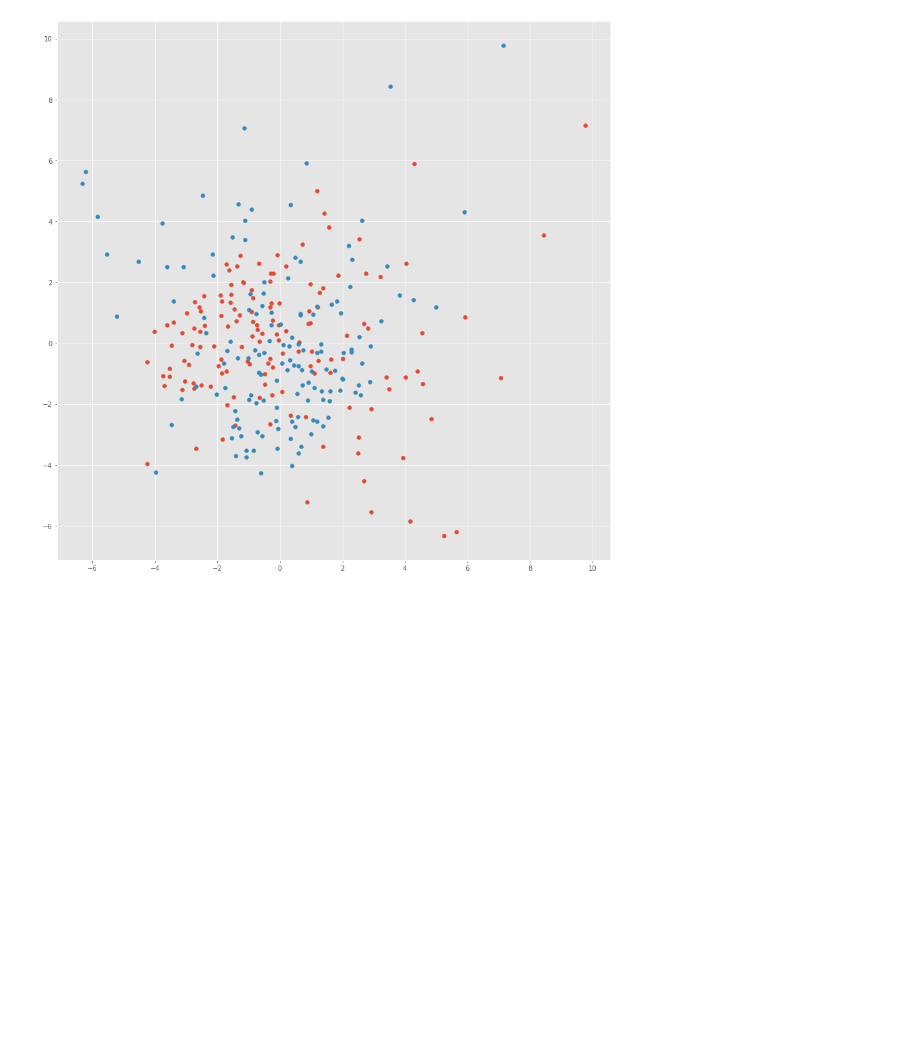
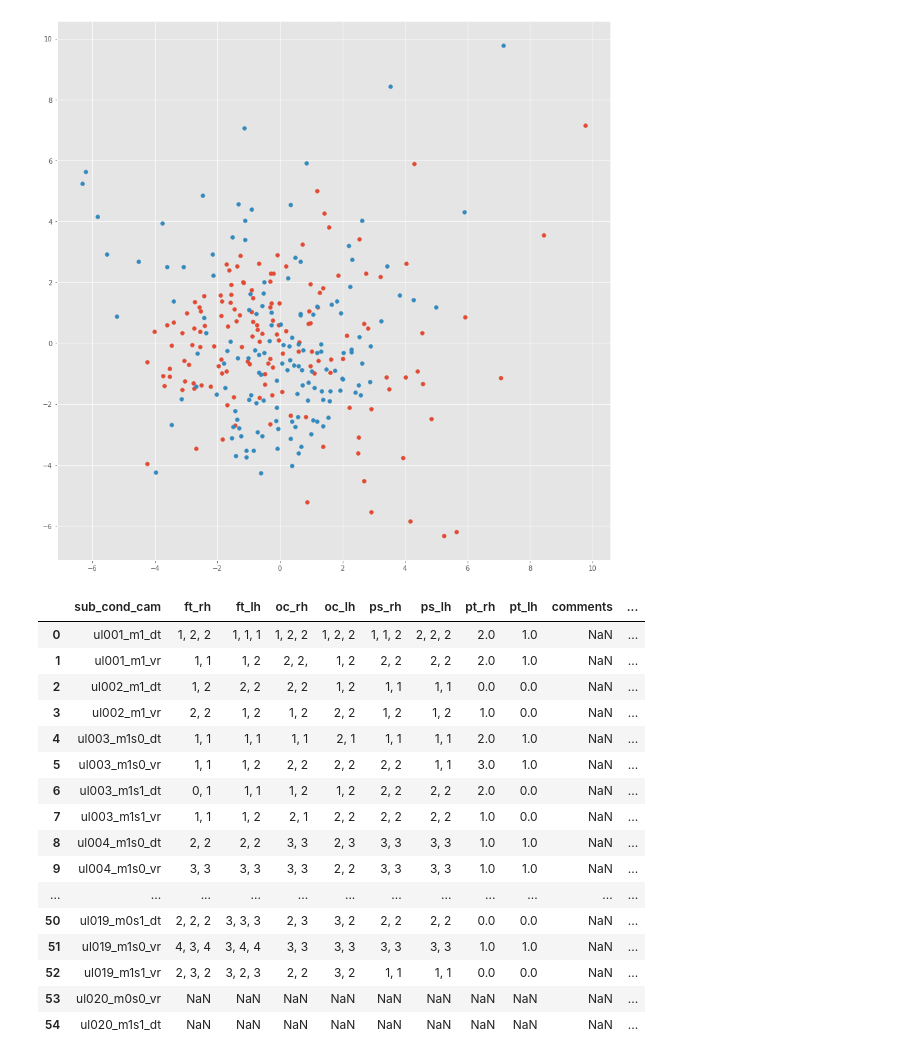
Before and after one commit to jgvhabets/ultraleap_analysis, a Jupyter notebook: code/notebooks/ul_preprocessing.ipynb, the cells around one changed output. Drawn from its saved outputs; the diff is of its cells as text; code cells hidden in the pictures; blank space fills up the shorter version.

```diff
--- a/code/notebooks/ul_preprocessing.ipynb
+++ b/code/notebooks/ul_preprocessing.ipynb
@@ -239,3 +238,24 @@ plt.scatter(principal_ft_Df.iloc[:, 1], principal_ft_Df.iloc[:, 0])
 plt.show()
 # %% [output]
 [figure]
+# %%
+table = pd.read_excel('/Users/arianm/Library/CloudStorage/OneDrive-Charité-UniversitätsmedizinBerlin/Ultraleap-hand-tracking/data/patientdata/scores_JB_JH_JR.xlsx')
+table
+# %% [output]
+|  | sub_cond_cam | ft_rh | ft_lh | oc_rh | oc_lh | ps_rh | ps_lh | pt_rh | pt_lh | comments | ... |
+| 0 | ul001_m1_dt | 1, 2, 2 | 1, 1, 1 | 1, 2, 2 | 1, 2, 2 | 1, 1, 2 | 2, 2, 2 | 2.0 | 1.0 | NaN | ... |
+| 1 | ul001_m1_vr | 1, 1 | 1, 2 | 2, 2, | 1, 2 | 2, 2 | 2, 2 | 2.0 | 1.0 | NaN | ... |
+| 2 | ul002_m1_dt | 1, 2 | 2, 2 | 2, 2 | 1, 2 | 1, 1 | 1, 1 | 0.0 | 0.0 | NaN | ... |
+| 3 | ul002_m1_vr | 2, 2 | 1, 2 | 1, 2 | 2, 2 | 1, 2 | 1, 2 | 1.0 | 0.0 | NaN | ... |
+| 4 | ul003_m1s0_dt | 1, 1 | 1, 1 | 1, 1 | 2, 1 | 1, 1 | 1, 1 | 2.0 | 1.0 | NaN | ... |
+| 5 | ul003_m1s0_vr | 1, 1 | 1, 2 | 2, 2 | 2, 2 | 2, 2 | 1, 1 | 3.0 | 1.0 | NaN | ... |
+| 6 | ul003_m1s1_dt | 0, 1 | 1, 1 | 1, 2 | 1, 2 | 2, 2 | 2, 2 | 2.0 | 0.0 | NaN | ... |
+| 7 | ul003_m1s1_vr | 1, 1 | 1, 2 | 2, 1 | 2, 2 | 2, 2 | 2, 2 | 1.0 | 0.0 | NaN | ... |
+| 8 | ul004_m1s0_dt | 2, 2 | 2, 2 | 3, 3 | 2, 3 | 3, 3 | 3, 3 | 1.0 | 1.0 | NaN | ... |
+| 9 | ul004_m1s0_vr | 3, 3 | 3, 3 | 3, 3 | 2, 2 | 3, 3 | 3, 3 | 1.0 | 1.0 | NaN | ... |
+| ... | ... | ... | ... | ... | ... | ... | ... | ... | ... | ... | ... |
+| 50 | ul019_m0s1_dt | 2, 2, 2 | 3, 3, 3 | 2, 3 | 3, 2 | 2, 2 | 2, 2 | 0.0 | 0.0 | NaN | ... |
+| 51 | ul019_m1s0_vr | 4, 3, 4 | 3, 4, 4 | 3, 3 | 3, 3 | 3, 3 | 3, 3 | 1.0 | 1.0 | NaN | ... |
+| 52 | ul019_m1s1_vr | 2, 3, 2 | 3, 2, 3 | 2, 2 | 3, 2 | 1, 1 | 1, 1 | 0.0 | 0.0 | NaN | ... |
+| 53 | ul020_m0s0_vr | NaN | NaN | NaN | NaN | NaN | NaN | NaN | NaN | NaN | ... |
+| 54 | ul020_m1s1_dt | NaN | NaN | NaN | NaN | NaN | NaN | NaN | NaN | NaN | ... |
```
Also changed, not shown: parts of 3 cells of this notebook, 5 other files.
